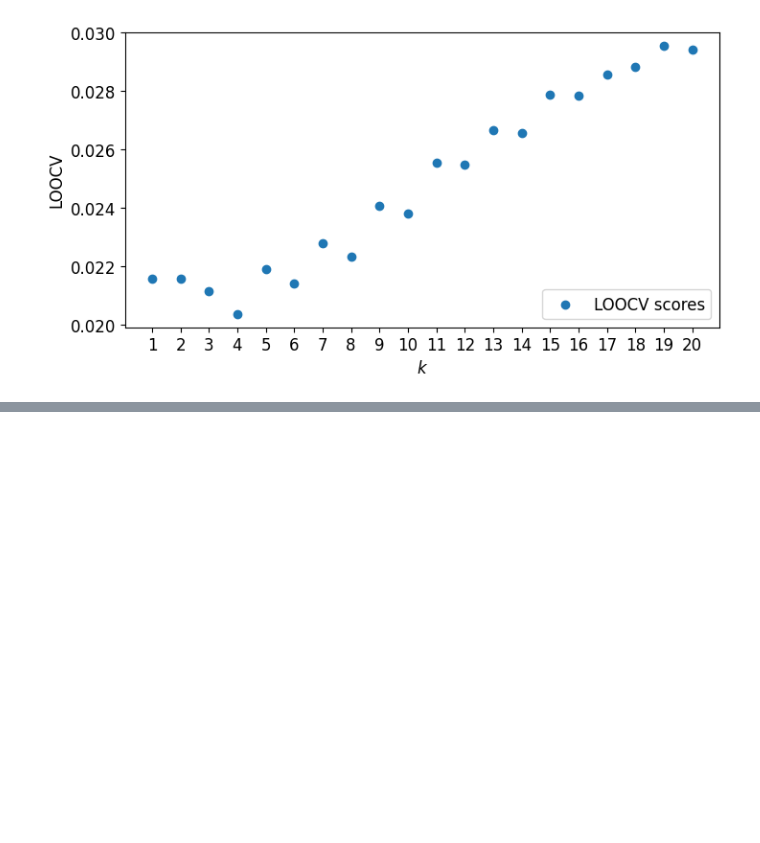
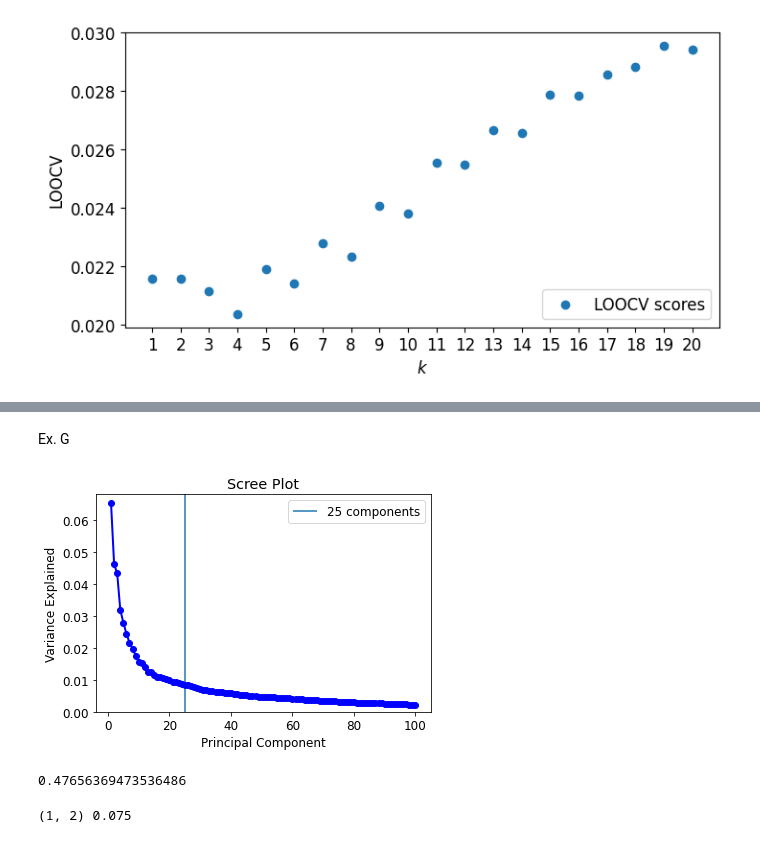
Before and after one commit to Sarc-s/2MMS80-part-one, a Jupyter notebook: gpu_code.ipynb, the cells around one changed output, grey strips where cells are left out. Drawn from its saved outputs; the diff is of its cells as text; code cells hidden in the pictures; blank space fills up the shorter version.

```diff
--- a/gpu_code.ipynb
+++ b/gpu_code.ipynb
@@ -407,0 +469,2 @@ plt.show()
+# %% [markdown]
+Ex. G
@@ -407,0 +474,22 @@ plt.show()
+# %%
+scaler = StandardScaler()
+scaled_images_train_small = scaler.fit_transform(images_train_small)
+# %%
+pca_test = PCA(n_components=100)
+pca_test_fit = pca_test.fit(scaled_images_train_small)
+# %%
+PC_values = np.arange(pca_test.n_components_) + 1
+plt.plot(PC_values, pca_test.explained_variance_ratio_, 'o-', linewidth=2, color='blue')
+plt.vlines(25, -1, 1, label="25 components")
+plt.ylim([0, 0.068])
+plt.title('Scree Plot')
+plt.xlabel('Principal Component')
+plt.ylabel('Variance Explained')
+plt.legend()
+plt.show()
+# %% [output]
+[figure, added]
+# %%
+sum(pca_test.explained_variance_ratio_[:25])
+# %% [output]
+0.47656369473536486
@@ -407,0 +512,7 @@ plt.show()
+# %%
+# Index of minimum p and k
+reduces_min_index = np.unravel_index(reduces_LOOCV_scores_minkowski.argmin(), reduces_LOOCV_scores_minkowski.shape)
+print(reduces_min_index, reduces_LOOCV_scores_minkowski[reduces_min_index])
+# p = 2, k = 3, estimated risk = 0.075
+# %% [output]
+(1, 2) 0.075
```
Also changed, not shown: parts of 22 cells of this notebook.
